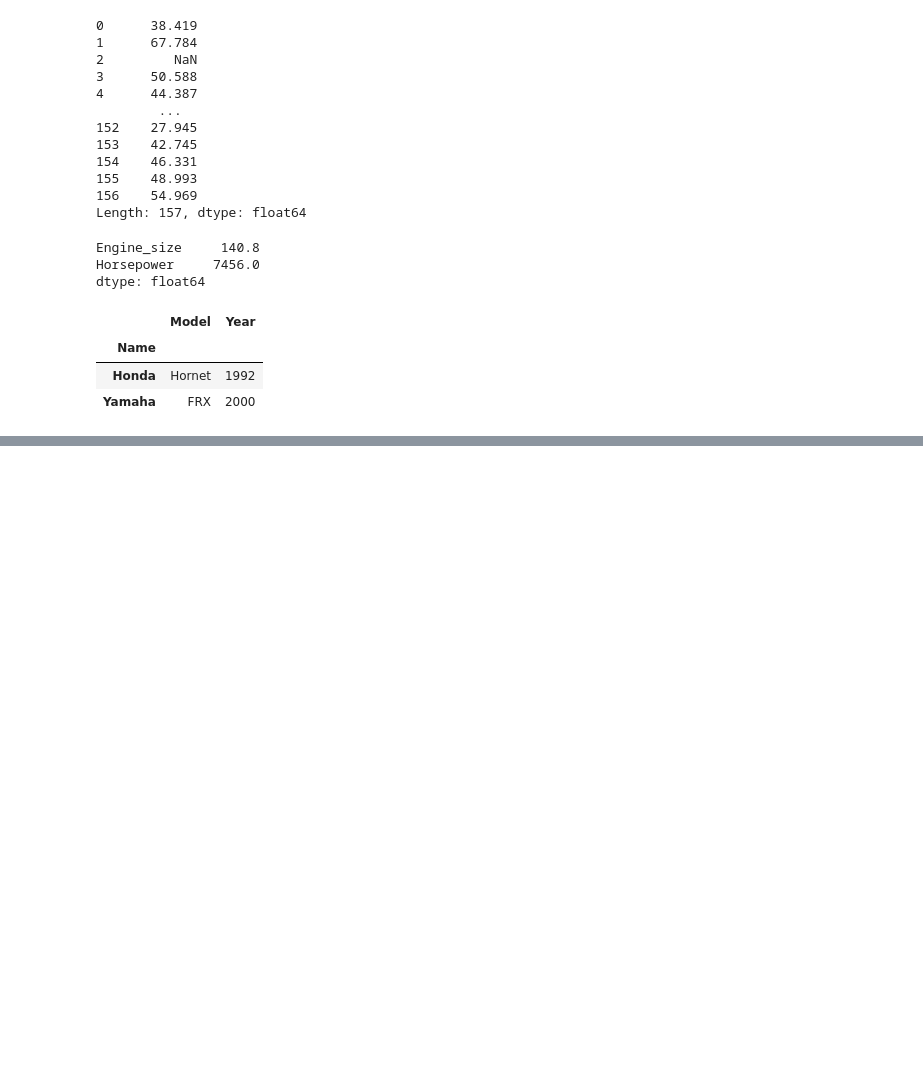
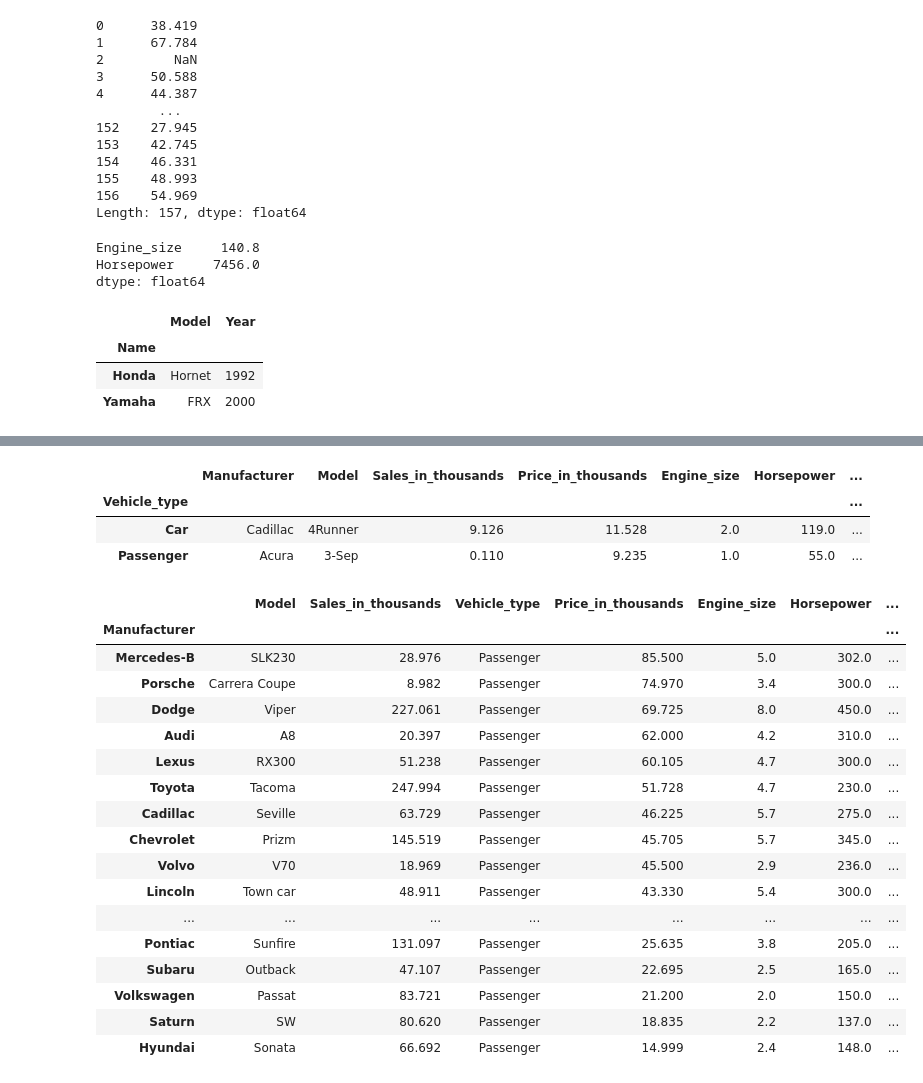
Before and after one commit to Stan-is-the-man/Data_science_bootcamp_2023, a Jupyter notebook: GroupBY_and_aggregate_functions.ipynb, the cells around one changed output, grey strips where cells are left out. Saved outputs shown, nothing was run; the diff lists cells and outputs as text; code cells hidden in the pictures; blank space fills up the shorter version.

Commit message:
'groupby()'

```diff
--- a/GroupBY_and_aggregate_functions.ipynb
+++ b/GroupBY_and_aggregate_functions.ipynb
@@ -163,0 +161,28 @@ df_bikes
+# %%
+df_cars.groupby('Vehicle_type').min()
+# %% [output]
+|  | Manufacturer | Model | Sales_in_thousands | Price_in_thousands | Engine_size | Horsepower | ... |
+| Vehicle_type |  |  |  |  |  |  | ... |
+| Car | Cadillac | 4Runner | 9.126 | 11.528 | 2.0 | 119.0 | ... |
+| Passenger | Acura | 3-Sep | 0.110 | 9.235 | 1.0 | 55.0 | ... |
+# %%
+df_cars.groupby('Manufacturer').max().sort_values('Price_in_thousands', ascending = False)
+# %% [output]
+|  | Model | Sales_in_thousands | Vehicle_type | Price_in_thousands | Engine_size | Horsepower | ... |
+| Manufacturer |  |  |  |  |  |  | ... |
+| Mercedes-B | SLK230 | 28.976 | Passenger | 85.500 | 5.0 | 302.0 | ... |
+| Porsche | Carrera Coupe | 8.982 | Passenger | 74.970 | 3.4 | 300.0 | ... |
+| Dodge | Viper | 227.061 | Passenger | 69.725 | 8.0 | 450.0 | ... |
+| Audi | A8 | 20.397 | Passenger | 62.000 | 4.2 | 310.0 | ... |
+| Lexus | RX300 | 51.238 | Passenger | 60.105 | 4.7 | 300.0 | ... |
+| Toyota | Tacoma | 247.994 | Passenger | 51.728 | 4.7 | 230.0 | ... |
+| Cadillac | Seville | 63.729 | Passenger | 46.225 | 5.7 | 275.0 | ... |
+| Chevrolet | Prizm | 145.519 | Passenger | 45.705 | 5.7 | 345.0 | ... |
+| Volvo | V70 | 18.969 | Passenger | 45.500 | 2.9 | 236.0 | ... |
+| Lincoln | Town car | 48.911 | Passenger | 43.330 | 5.4 | 300.0 | ... |
+| ... | ... | ... | ... | ... | ... | ... | ... |
+| Pontiac | Sunfire | 131.097 | Passenger | 25.635 | 3.8 | 205.0 | ... |
+| Subaru | Outback | 47.107 | Passenger | 22.695 | 2.5 | 165.0 | ... |
+| Volkswagen | Passat | 83.721 | Passenger | 21.200 | 2.0 | 150.0 | ... |
+| Saturn | SW | 80.620 | Passenger | 18.835 | 2.2 | 137.0 | ... |
+| Hyundai | Sonata | 66.692 | Passenger | 14.999 | 2.4 | 148.0 | ... |
```
Also changed, not shown: parts of 10 cells of this notebook.
